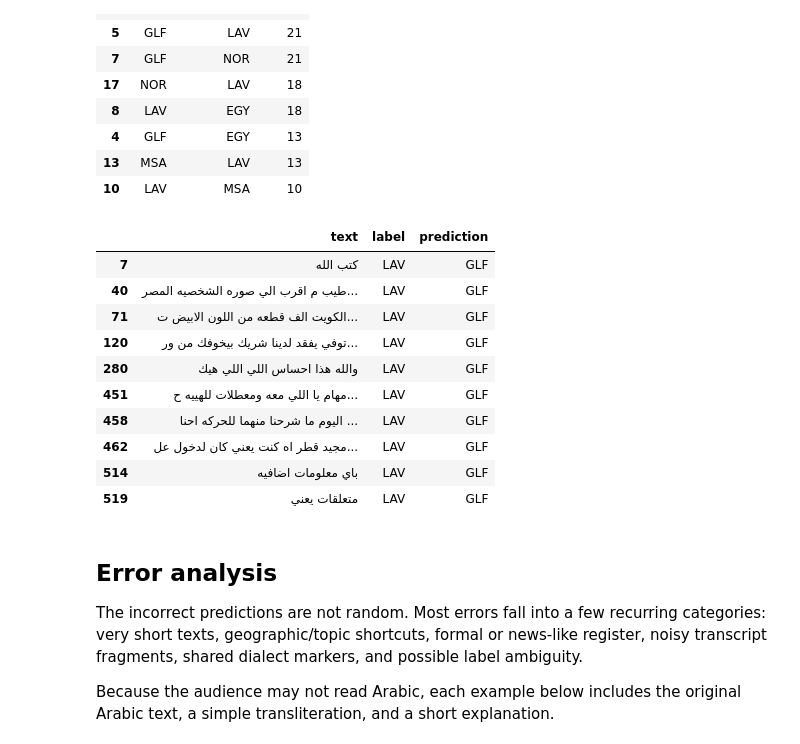
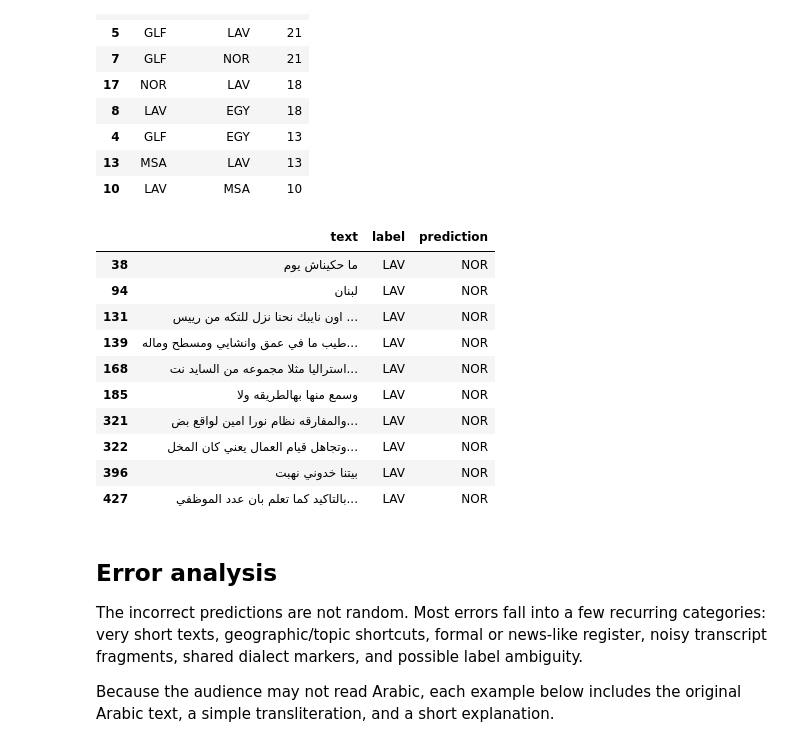
Before and after one commit to TheScreechingBagel/arabic-dialect-classifier, a Jupyter notebook: notebooks/01_eda_modeling_clean.ipynb, the cells around one changed output. Cells and saved outputs as stored; diff of their text form; code cells hidden in the pictures.

```diff
--- a/notebooks/01_eda_modeling_clean.ipynb
+++ b/notebooks/01_eda_modeling_clean.ipynb
@@ -908,24 +909,24 @@ confusion_pairs.head(10)
 # %%
 # Change these labels to inspect another confusion pair.
 TRUE_LABEL = "LAV"
-PRED_LABEL = "GLF"
+PRED_LABEL = "NOR"
 
 errors[
     (errors["label"] == TRUE_LABEL) &
     (errors["prediction"] == PRED_LABEL)
 ][["text", "label", "prediction"]].head(10)
 # %% [output]
 |  | text | label | prediction |
-| 7 | كتب الله | LAV | GLF |
-| 40 | طيب م اقرب الي صوره الشخصيه المصر... | LAV | GLF |
-| 71 | الكويت الف قطعه من اللون الابيض ت... | LAV | GLF |
-| 120 | توفي يفقد لدينا شريك بيخوفك من ور... | LAV | GLF |
-| 280 | والله هذا احساس اللي اللي هيك | LAV | GLF |
-| 451 | مهام يا اللي معه ومعطلات للهييه ح... | LAV | GLF |
-| 458 | اليوم ما شرحنا منهما للحركه احنا ... | LAV | GLF |
-| 462 | مجيد قطر اه كنت يعني كان لدخول عل... | LAV | GLF |
-| 514 | باي معلومات اضافيه | LAV | GLF |
-| 519 | متعلقات يعني | LAV | GLF |
+| 38 | ما حكيناش يوم | LAV | NOR |
+| 94 | لبنان | LAV | NOR |
+| 131 | اون نايبك نحنا نزل للتكه من رييس ... | LAV | NOR |
+| 139 | طيب ما في عمق وانشايي ومسطح وماله... | LAV | NOR |
+| 168 | استراليا مثلا مجموعه من السايد نت... | LAV | NOR |
+| 185 | وسمع منها بهالطريقه ولا | LAV | NOR |
+| 321 | والمفارقه نظام نورا امين لواقع بض... | LAV | NOR |
+| 322 | وتجاهل قيام العمال يعني كان المخل... | LAV | NOR |
+| 396 | بيتنا خدوني نهبت | LAV | NOR |
+| 427 | بالتاكيد كما تعلم بان عدد الموظفي... | LAV | NOR |
 # %% [markdown]
 ## Error analysis
 
```
Also changed, not shown: parts of 8 cells of this notebook, 1 other file.
